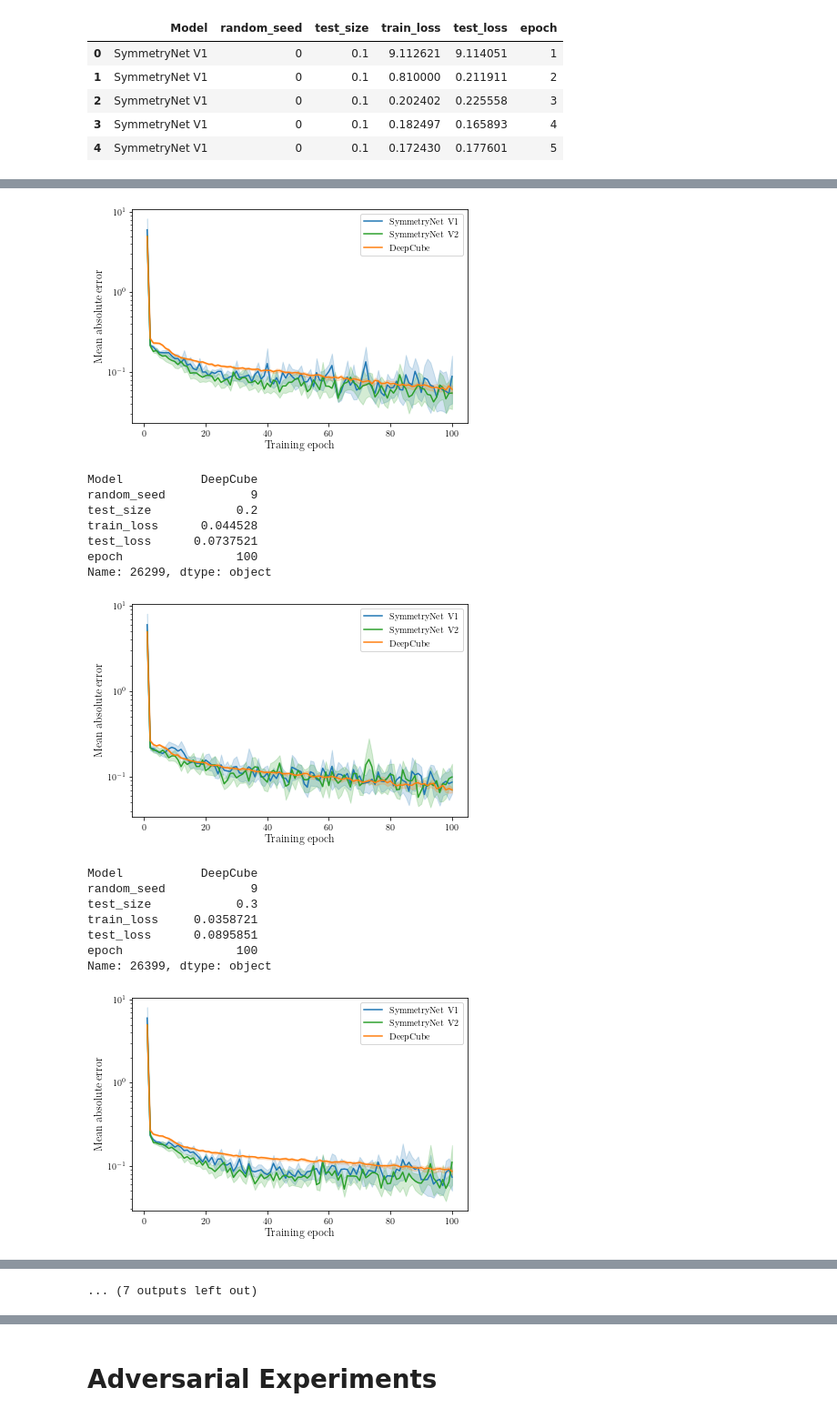
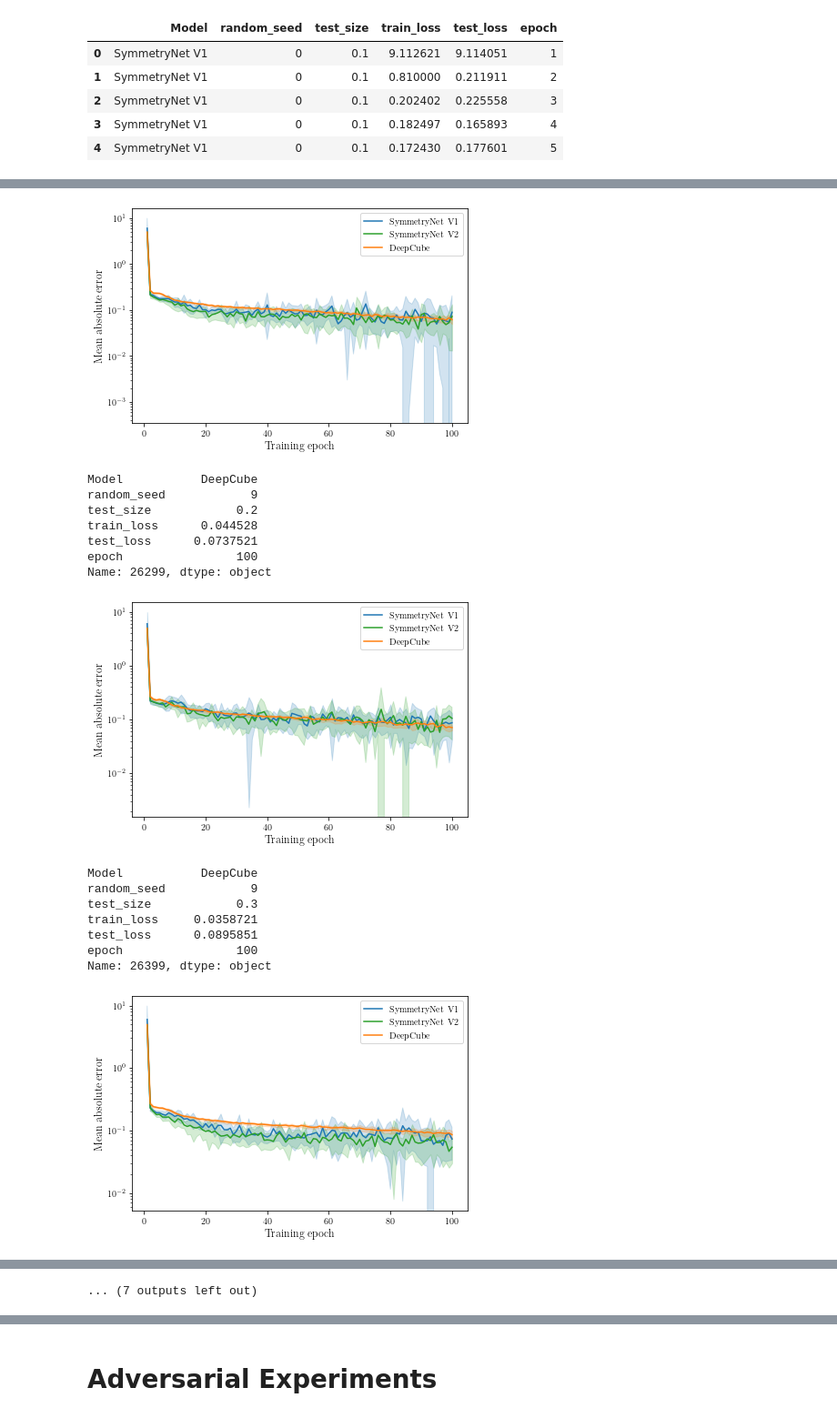
Before and after one commit to martin-krutsky/rubik-dl-symmetries, a Jupyter notebook: analyzeResults.ipynb, the cells around one changed output, grey strips where cells are left out. Shown at 91% size. Drawn from its saved outputs; the diff is of its cells as text; code cells hidden in the pictures.

```diff
--- a/analyzeResults.ipynb
+++ b/analyzeResults.ipynb
@@ -189,7 +191,7 @@ for test_size in test_sizes:
     df_test_size = df[(df['test_size'] == test_size)] # & (df['epoch'] % 10 == 0)]
     display(df_test_size.head())
     print(len(df_test_size.index))
-    sns.lineplot(data=df_test_size, x="epoch", y="train_loss", hue="Model", palette=colors)
+    sns.lineplot(data=df_test_size, x="epoch", y="train_loss", hue="Model", palette=colors, ci='sd')
 #     plt.title(f'Convergence of MAE on train set, 10 random seeds, test size {test_size:0.1f}', fontsize=14)
     plt.title('')
     plt.yscale('log')
@@ -240,36 +242,36 @@ for test_size in test_sizes:
 for test_size in test_sizes:
     df_test_size = df[(df['test_size'] == test_size)]  # & (df['epoch'] % 10 == 0)]
     print(df_test_size.iloc[-1])
-    sns.lineplot(data=df_test_size, x="epoch", y="test_loss", hue="Model", palette=colors)
+    sns.lineplot(data=df_test_size, x="epoch", y="test_loss", hue="Model", palette=colors, ci='sd')
 #     plt.title(f'Convergence of MAE on test set, 10 random seeds, test size {test_size:0.1f}', fontsize=14)
     plt.title('')
     plt.yscale('log')
     plt.xlabel('Training epoch', fontsize=12)
     plt.ylabel('Mean absolute error', fontsize=12)
     plt.legend(title='')
     plt.tight_layout()
     plt.savefig(f'imgs/convergence/{DATASET}/test/test_conv_testsize_{test_size:0.1f}.png', dpi=100)
     plt.savefig(f'imgs/convergence/{DATASET}/test/test_conv_testsize_{test_size:0.1f}.pdf', format='pdf')
     plt.show()
     plt.cla()
     plt.clf()
 # %% [output]
 Model           DeepCube
 random_seed            9
 test_size            0.1
 train_loss     0.0342639
 test_loss      0.0782102
 epoch                100
 Name: 26199, dtype: object
-[figure, old version]
+[figure, new version]
 Model           DeepCube
 random_seed            9
 test_size            0.2
 train_loss      0.044528
 test_loss      0.0737521
 epoch                100
 Name: 26299, dtype: object
-[figure, old version]
+[figure, new version]
 Model           DeepCube
 random_seed            9
 test_size            0.3
@@ -277,7 +279,7 @@ train_loss     0.0358721
 test_loss      0.0895851
 epoch                100
 Name: 26399, dtype: object
-[figure, old version]
+[figure, new version]
 Model           DeepCube
 random_seed            9
 test_size            0.4
```
Also changed, not shown: parts of 12 cells of this notebook, 1 other file.
